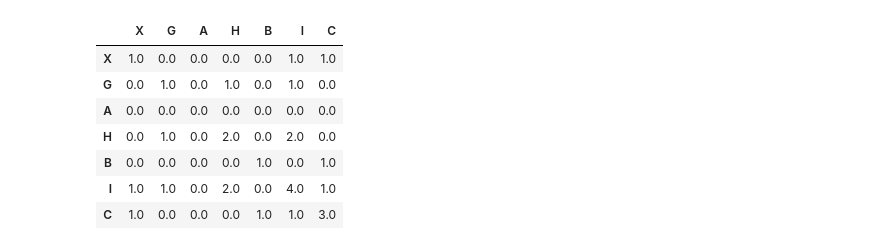
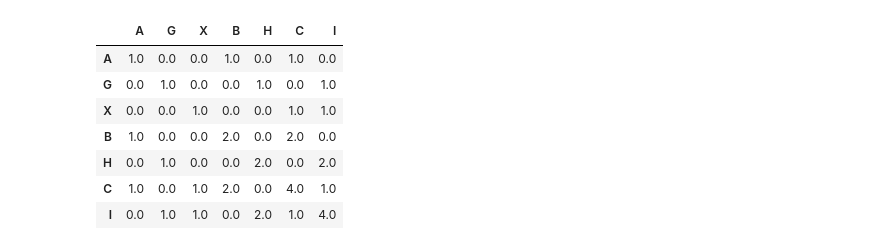
Before and after one commit to Whatisthisname/bayesian_network_to_spn, a Jupyter notebook: nb_clg_tests_conditioning.ipynb, the cells around one changed output. Drawn from its saved outputs; the diff is of its cells as text; code cells hidden in the pictures.

```diff
--- a/nb_clg_tests_conditioning.ipynb
+++ b/nb_clg_tests_conditioning.ipynb
@@ -33,17 +33,17 @@ A.get_graph() # even C.show_graph() or B.get_Σ() would work
 # %% [output]
 [drawing not drawn]
 # %%
-A.condition(0)
+# A.condition(0)
 B.get_Σ()
 # B.show_graph()
 # %% [output]
-|  | X | G | A | H | B | I | C |
-| X | 1.0 | 0.0 | 0.0 | 0.0 | 0.0 | 1.0 | 1.0 |
-| G | 0.0 | 1.0 | 0.0 | 1.0 | 0.0 | 1.0 | 0.0 |
-| A | 0.0 | 0.0 | 0.0 | 0.0 | 0.0 | 0.0 | 0.0 |
-| H | 0.0 | 1.0 | 0.0 | 2.0 | 0.0 | 2.0 | 0.0 |
-| B | 0.0 | 0.0 | 0.0 | 0.0 | 1.0 | 0.0 | 1.0 |
-| I | 1.0 | 1.0 | 0.0 | 2.0 | 0.0 | 4.0 | 1.0 |
-| C | 1.0 | 0.0 | 0.0 | 0.0 | 1.0 | 1.0 | 3.0 |
+|  | A | G | X | B | H | C | I |
+| A | 1.0 | 0.0 | 0.0 | 1.0 | 0.0 | 1.0 | 0.0 |
+| G | 0.0 | 1.0 | 0.0 | 0.0 | 1.0 | 0.0 | 1.0 |
+| X | 0.0 | 0.0 | 1.0 | 0.0 | 0.0 | 1.0 | 1.0 |
+| B | 1.0 | 0.0 | 0.0 | 2.0 | 0.0 | 2.0 | 0.0 |
+| H | 0.0 | 1.0 | 0.0 | 0.0 | 2.0 | 0.0 | 2.0 |
+| C | 1.0 | 0.0 | 1.0 | 2.0 | 0.0 | 4.0 | 1.0 |
+| I | 0.0 | 1.0 | 1.0 | 0.0 | 2.0 | 1.0 | 4.0 |
 # %%
 A = "A" @ (noise + 1)
```
Also changed, not shown: parts of 5 cells of this notebook, 20 other files.
